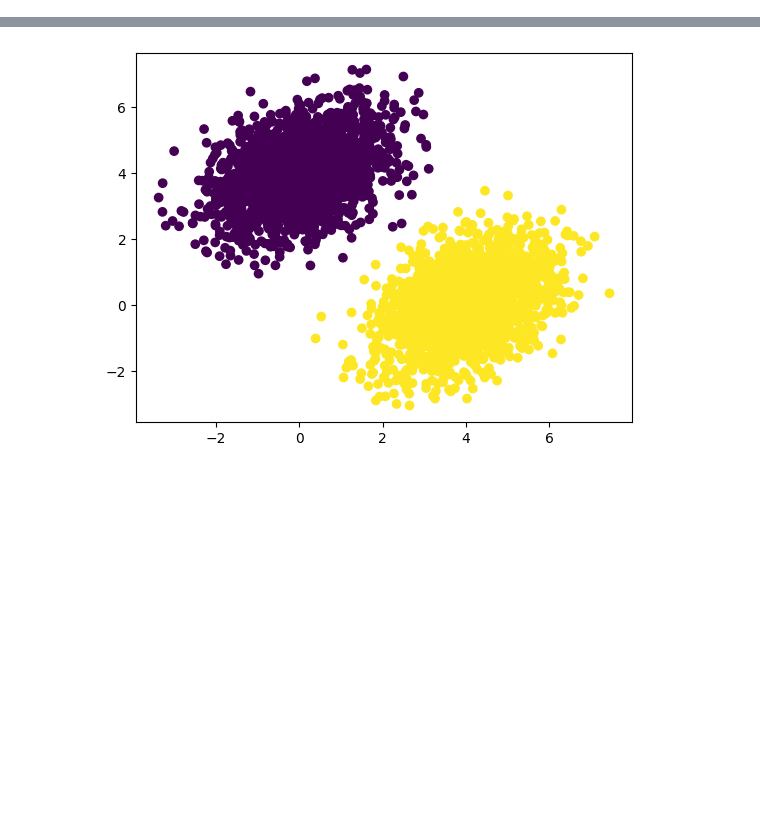
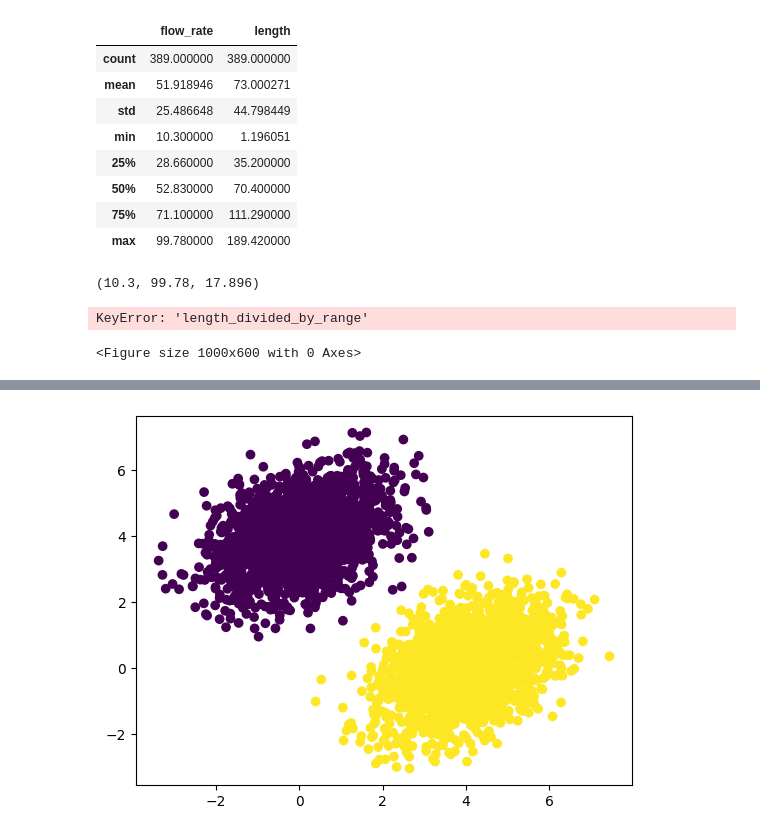
Before and after one commit to rashidulhaq-coding/Blogs, a Jupyter notebook: binary classification from scratch/neural_network_scratch.ipynb, the cells around one changed output, grey strips where cells are left out. Drawn from its saved outputs; the diff is of its cells as text; code cells hidden in the pictures; blank space fills up the shorter version.

```diff
--- a/binary classification from scratch/neural_network_scratch.ipynb
+++ b/binary classification from scratch/neural_network_scratch.ipynb
@@ -4,0 +1975,31 @@ import matplotlib.pyplot as plt
+# %%
+df.describe()
+# %% [output]
+|  | flow_rate | length |
+| count | 389.000000 | 389.000000 |
+| mean | 51.918946 | 73.000271 |
+| std | 25.486648 | 44.798449 |
+| min | 10.300000 | 1.196051 |
+| 25% | 28.660000 | 35.200000 |
+| 50% | 52.830000 | 70.400000 |
+| 75% | 71.100000 | 111.290000 |
+| max | 99.780000 | 189.420000 |
+# %%
+data = json.loads(json_data)
+df = pd.DataFrame(data)
+
+# Find the minimum and maximum values of flow_rate
+min_flow_rate = df['flow_rate'].min()
+max_flow_rate = df['flow_rate'].max()
+
+# Calculate the range
+flow_rate_range = max_flow_rate - min_flow_rate
+
+# Define the number of intervals (bins)
+num_intervals = 5
+
+# Calculate the interval size
+interval = flow_rate_range/num_intervals
+min_flow_rate , max_flow_rate, interval
+# %% [output]
+(10.3, 99.78, 17.896)
@@ -4,0 +2010,19 @@ import matplotlib.pyplot as plt
+# %%
+plt.figure(figsize=(10, 6))
+plt.bar(df['flow_rate'], df['length_divided_by_range'], width=1.0, align='center')
+
+# Set the x-ticks
+xticks = np.arange(10.3, 99.78, 17.896)
+plt.xticks(xticks)
+
+# Set the labels and title
+plt.xlabel('Flow Rate')
+plt.ylabel('Length Divided by Range')
+plt.title('Histogram of Flow Rate vs. Length Divided by Range')
+
+# Show the plot
+plt.grid(True)
+plt.show()
+# %% [output]
+KeyError: 'length_divided_by_range'
+<Figure size 1000x600 with 0 Axes>
```
Also changed, not shown: parts of 6 cells of this notebook, 1 other file.
